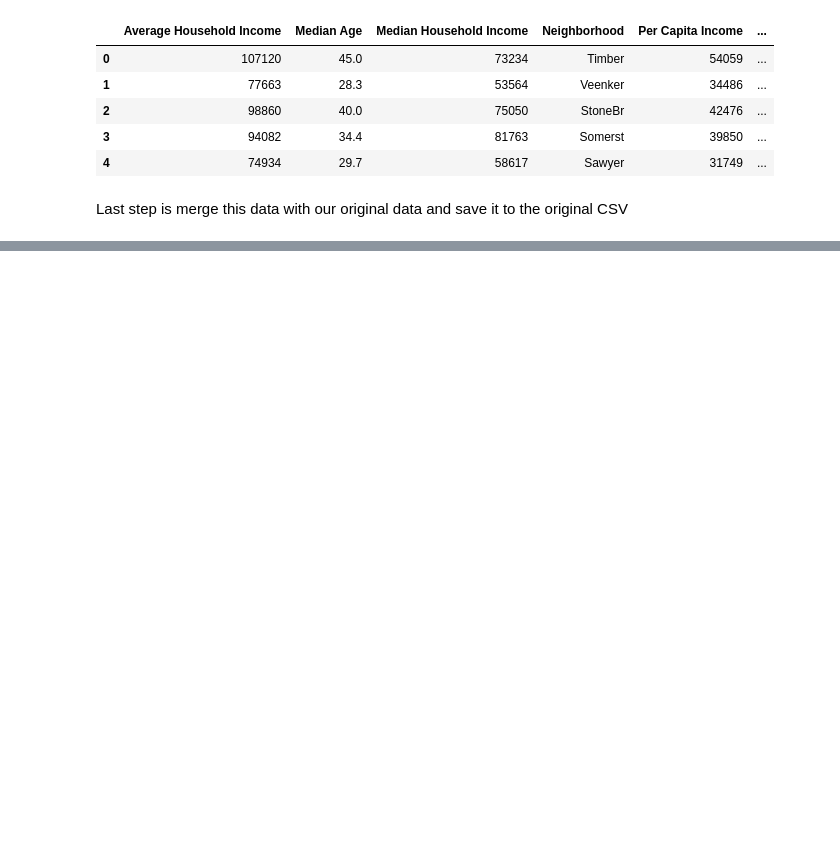
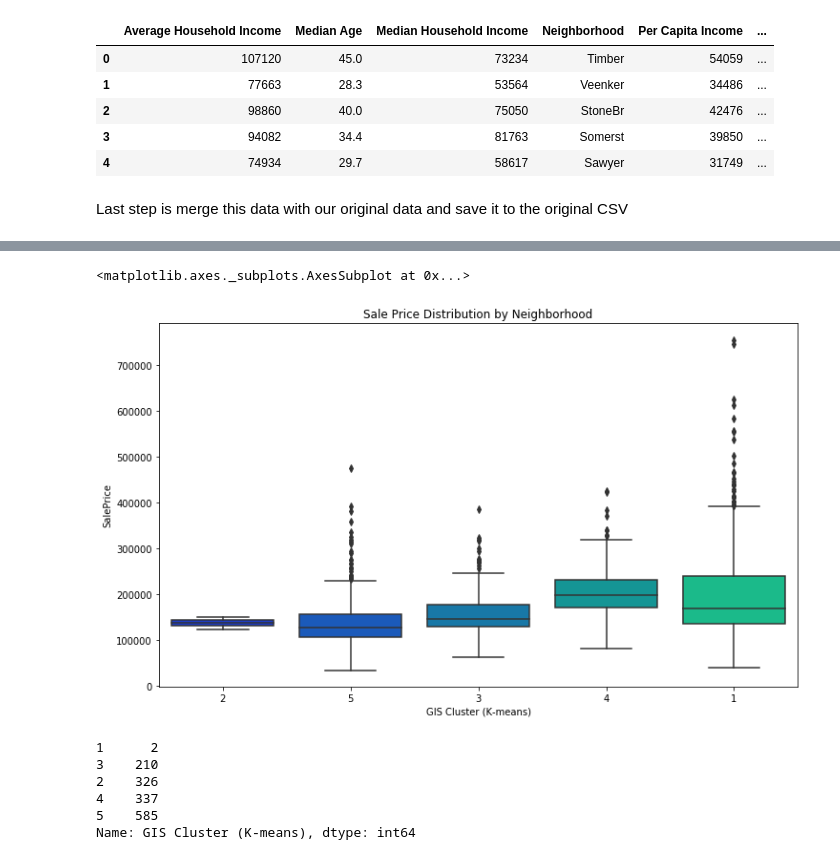
Before and after one commit to aungshumaan/MachineLearning_Housing, a Jupyter notebook: Nacho/GIS Feature Engineering.ipynb, the cells around one changed output, grey strips where cells are left out. Drawn from its saved outputs; the diff is of its cells as text; code cells hidden in the pictures; blank space fills up the shorter version.

```diff
--- a/Nacho/GIS Feature Engineering.ipynb
+++ b/Nacho/GIS Feature Engineering.ipynb
@@ -119,0 +221,18 @@ test_enriched.to_csv('test_enriched.csv')
+# %%
+plt.figure(figsize=(12, 7))
+n = sns.boxplot(x='GIS Cluster (K-means)', y='SalePrice', data=train_enriched, palette='winter', )
+n.set_xticklabels(train_enriched['GIS Cluster (K-means)'].unique())
+n.set_title('Sale Price Distribution by Neighborhood')
+n
+# %% [output]
+<matplotlib.axes._subplots.AxesSubplot at 0x...>
+[figure, added]
+# %%
+train_enriched['GIS Cluster (K-means)'].value_counts().sort_values(ascending=True)
+# %% [output]
+1      2
+3    210
+2    326
+4    337
+5    585
+Name: GIS Cluster (K-means), dtype: int64
```
Also changed, not shown: parts of 10 cells of this notebook, 12 other files.
